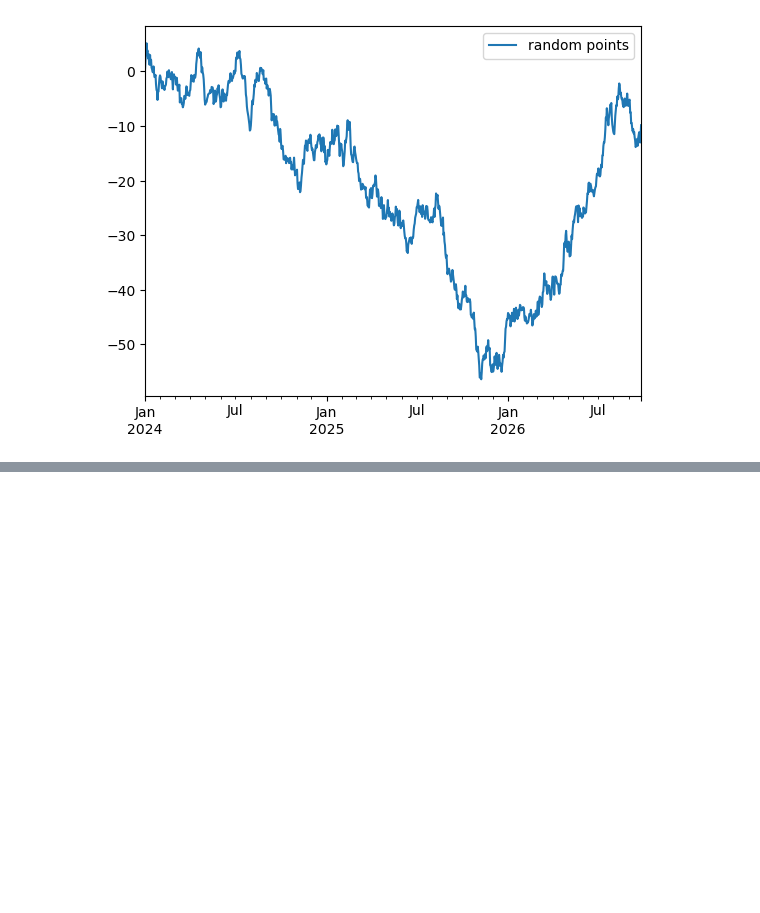
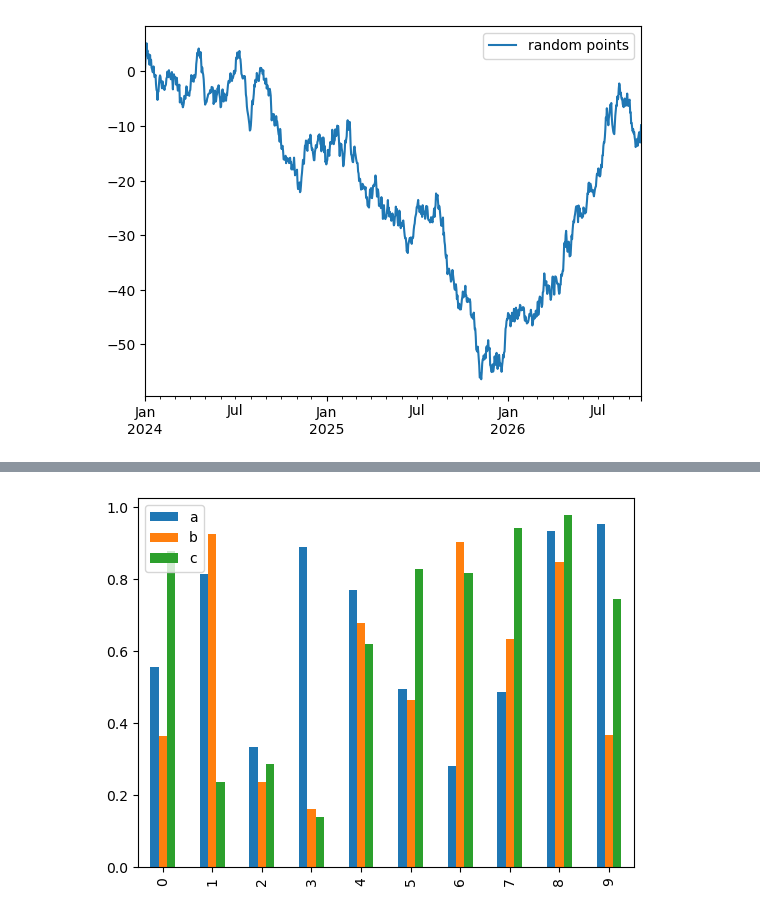
Before and after one commit to adityash97/DataScience, a Jupyter notebook: matplotlib.ipynb, the cells around one changed output, grey strips where cells are left out. Cells and saved outputs as stored; diff of their text form; code cells hidden in the pictures; blank space fills up the shorter version.

```diff
--- a/matplotlib.ipynb
+++ b/matplotlib.ipynb
@@ -184,0 +200,4 @@ test_dataframe
+# %%
+data = np.random.rand(10,3)
+data_df = pd.DataFrame(data,columns=['a','b','c'])
+data_df
@@ -184,0 +216,4 @@ test_dataframe
+# %%
+data_df.plot.bar();
+# %% [output]
+[figure, added]
```
Also changed, not shown: parts of 26 cells of this notebook.
